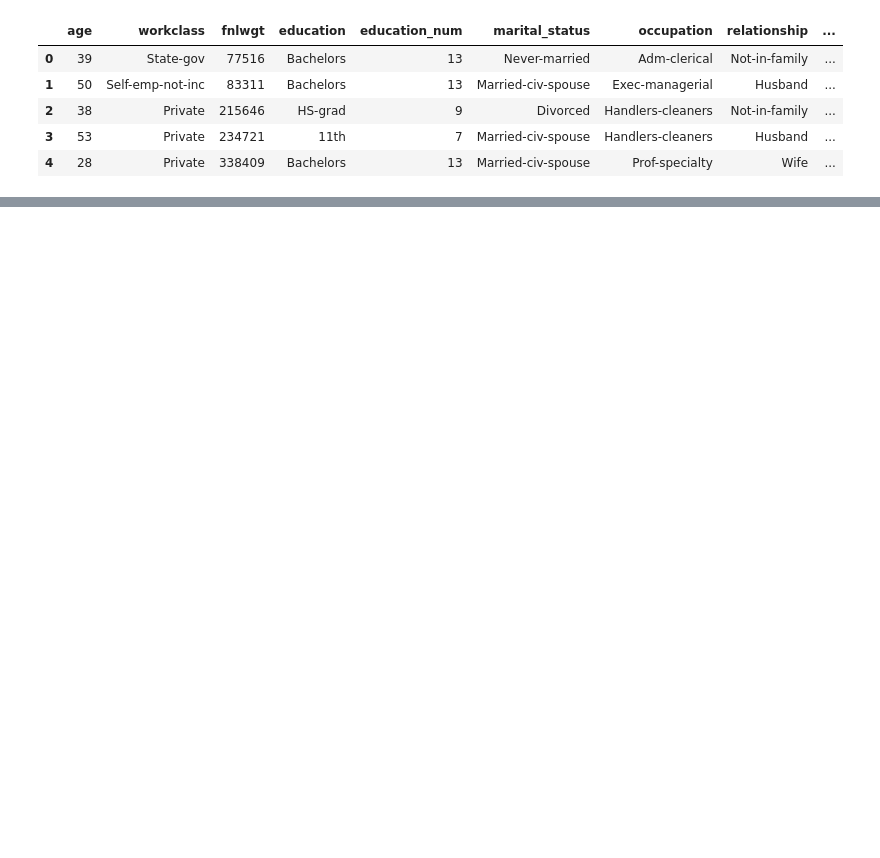
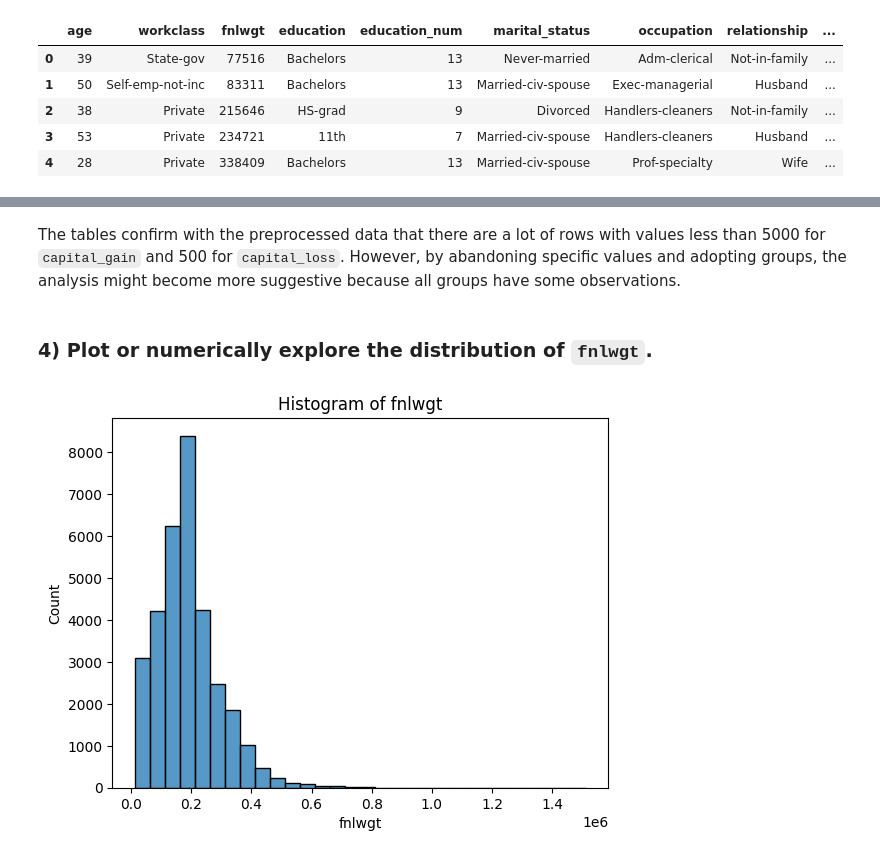
Before and after one commit to BullDF/JSC270_HW2_2022_YMENG, a Jupyter notebook: Assignment2_YMENG.ipynb, the cells around one changed output, grey strips where cells are left out. Cells and saved outputs as stored; diff of their text form; code cells hidden in the pictures; blank space fills up the shorter version.

```diff
--- a/Assignment2_YMENG.ipynb
+++ b/Assignment2_YMENG.ipynb
@@ -31,0 +128,13 @@ income94.head()
+# %%
+def range_group(value: int, ticks: list[int]) -> str:
+    for i in range(len(ticks) - 1):
+        lower_bound, upper_bound = ticks[i], ticks[i + 1]
+        if lower_bound <= value < upper_bound:
+            return f'[{lower_bound}, {upper_bound})'
+
+capital_gain_ticks = list(range(0, 100001, 5000))
+capital_loss_ticks = list(range(0, 5001, 500))
+# %%
+income94['capital_gain_group'] = income94['capital_gain'].apply(range_group, ticks=capital_gain_ticks)
+income94['capital_loss_group'] = income94['capital_loss'].apply(range_group, ticks=capital_loss_ticks)
+income94.head()
@@ -31,0 +194,10 @@ income94.head()
+# %% [markdown]
+The tables confirm with the preprocessed data that there are a lot of rows with values less than 5000 for `capital_gain` and 500 for `capital_loss`. However, by abandoning specific values and adopting groups, the analysis might become more suggestive because all groups have some observations.
+# %% [markdown]
+### 4) Plot or numerically explore the distribution of `fnlwgt`.
+# %%
+sns.histplot(income94, x='fnlwgt', binwidth=50000)
+plt.title('Histogram of fnlwgt')
+plt.show()
+# %% [output]
+[figure, added]
```
Also changed, not shown: parts of 32 cells of this notebook.
